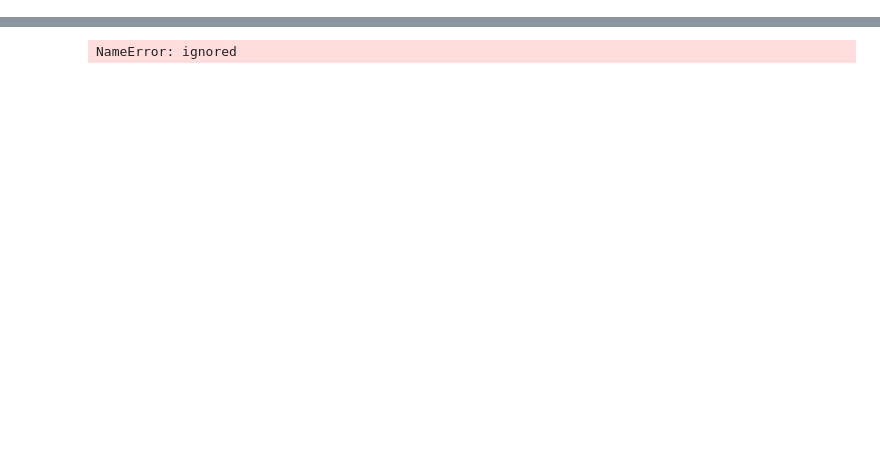
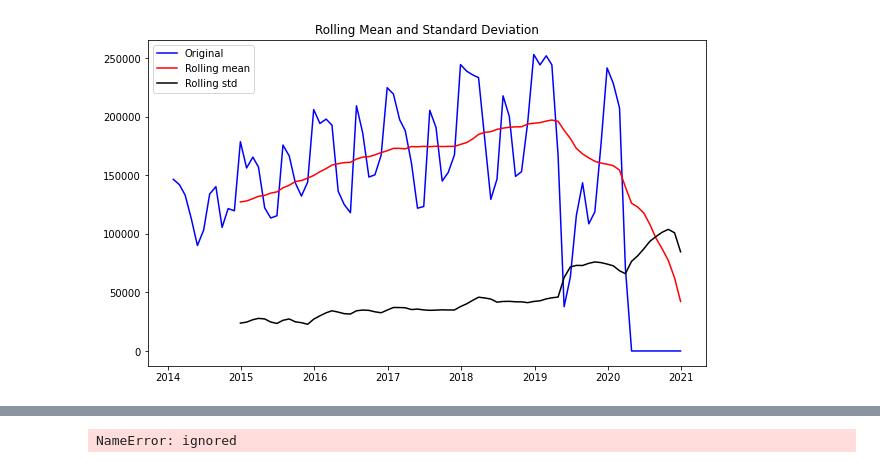
Before and after one commit to HarshaniDil/Tourist_prediction, a Jupyter notebook: NewTourism.ipynb, the cells around one changed output, grey strips where cells are left out. Drawn from its saved outputs; the diff is of its cells as text; code cells hidden in the pictures; blank space fills up the shorter version.

```diff
--- a/NewTourism.ipynb
+++ b/NewTourism.ipynb
@@ -22,0 +49,5 @@ df.plot(xlabel='date', ylabel='Number of Tourists')
+# %%
+#Determing Rolling statistics
+rolmean = indexedDataset.rolling(window=12).mean()
+rolstd = indexedDataset.rolling(window=12).std()
+print(rolmean,rolstd)
@@ -22,0 +72,10 @@ df.plot(xlabel='date', ylabel='Number of Tourists')
+# %%
+#plot rolling statistics:
+orig = plt.plot(indexedDataset, color="blue", label="Original")
+mean = plt.plot(rolmean, color="red", label="Rolling mean")
+std = plt.plot(rolstd, color="black", label="Rolling std")
+plt.legend(loc='best')
+plt.title("Rolling Mean and Standard Deviation")
+plt.show(block=False)
+# %% [output]
+[figure, added]
```
Also changed, not shown: parts of 19 cells of this notebook.
